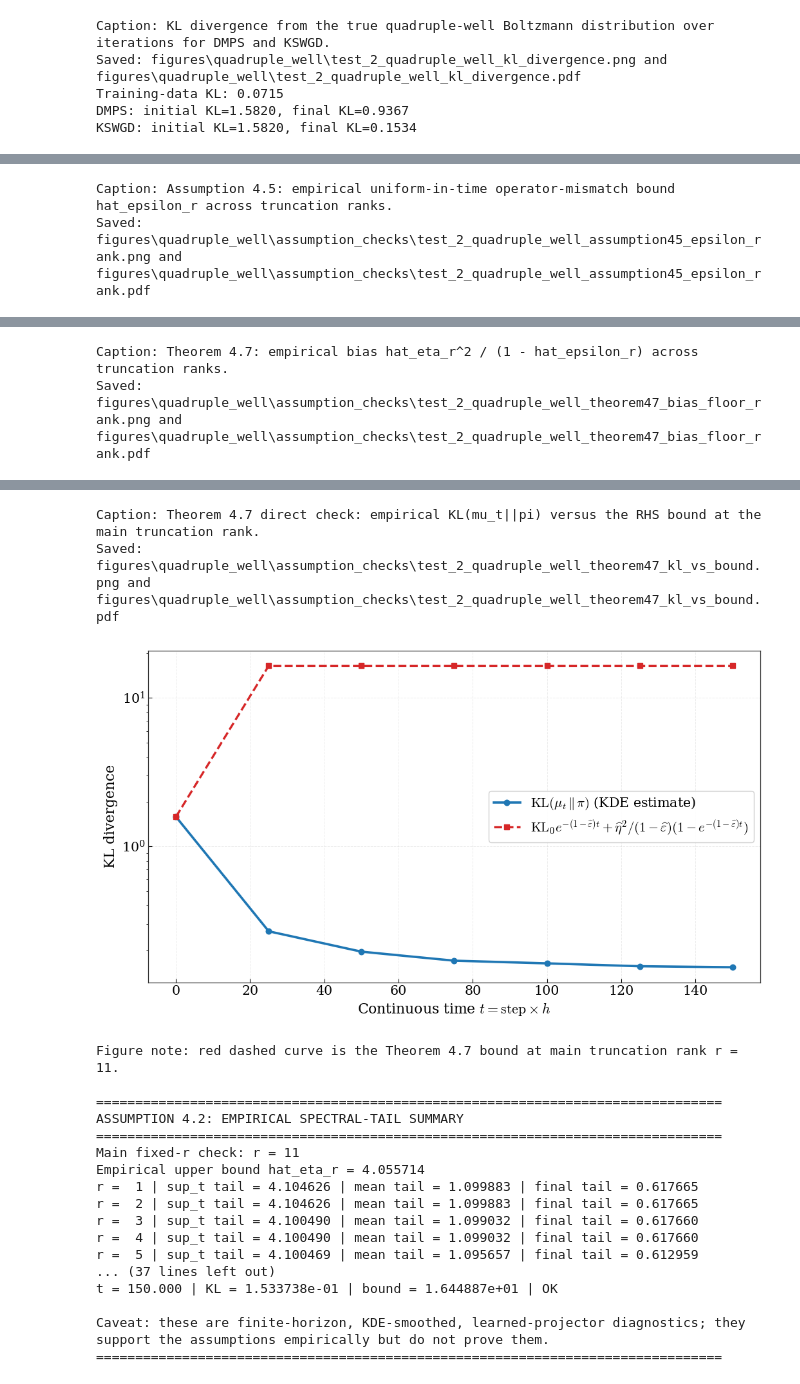
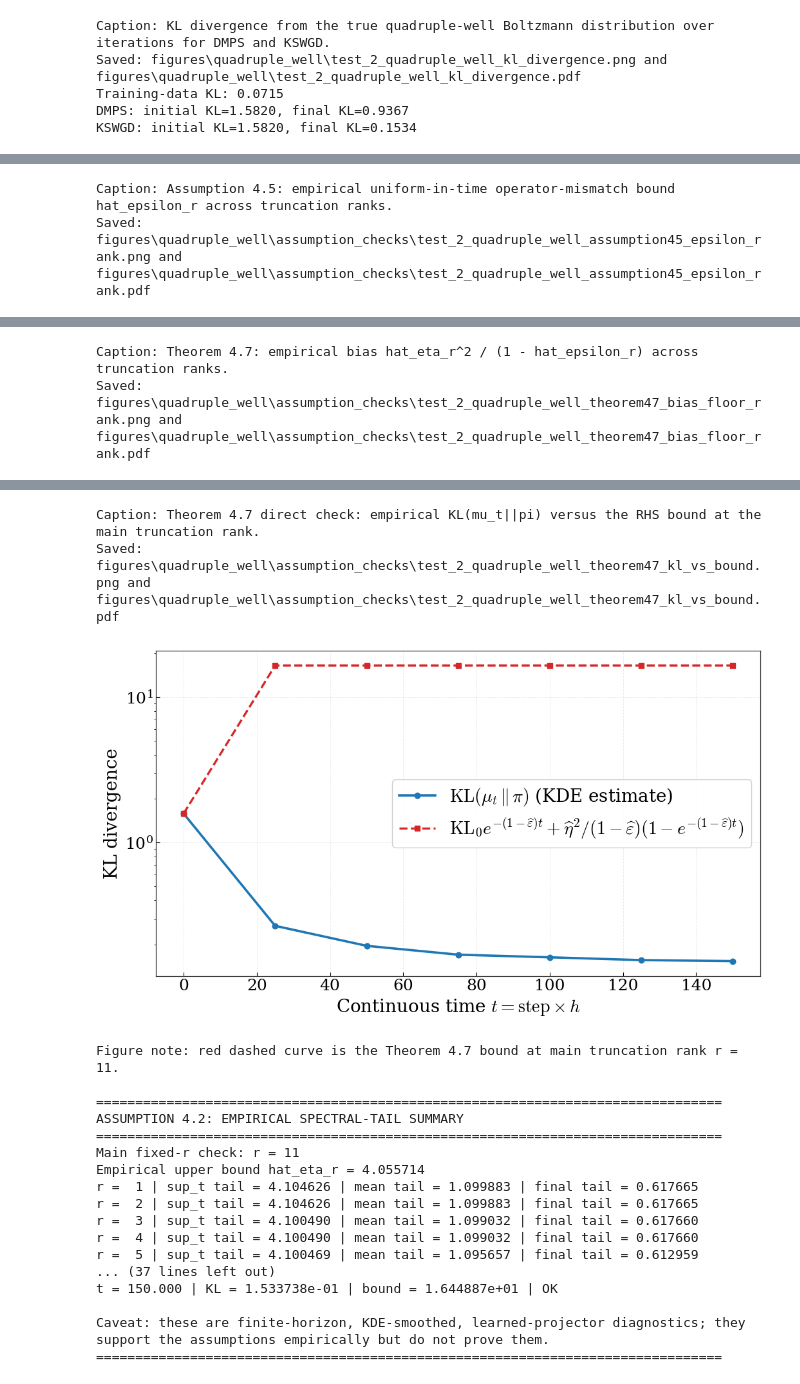
Before and after one commit to TalkingDoll/kswgd, a Jupyter notebook: test_2_quadruple_well.ipynb, the cells around one changed output, grey strips where cells are left out. Saved outputs shown, nothing was run; the diff lists cells and outputs as text; code cells hidden in the pictures.

```diff
--- a/test_2_quadruple_well.ipynb
+++ b/test_2_quadruple_well.ipynb
@@ -522,10 +522,12 @@ def _finish_assumption_axis(ax, xlabel, ylabel, *, yscale=None, legend_loc='best
     if yscale is not None:
         ax.set_yscale(yscale)
     ax.grid(True, alpha=0.24, linestyle='--', linewidth=0.7)
-    ax.tick_params(direction='in', length=4, width=0.8)
+    ax.tick_params(direction='in', length=4, width=0.8, labelsize=18)
+    ax.xaxis.label.set_size(20)
+    ax.yaxis.label.set_size(20)
     for spine in ax.spines.values():
         spine.set_linewidth(0.9)
-    ax.legend(loc=legend_loc, framealpha=0.92)
+    ax.legend(loc=legend_loc, framealpha=0.92, fontsize=20)
 
 
 def _set_rank_axis_ticks(ax, ranks):
@@ -590,7 +592,7 @@ ax.plot(
     markersize=6.2,
     label=r'$\widehat{\varepsilon}_r=\sup_t\widehat{\varepsilon}_r(t)$',
 )
-_finish_assumption_axis(ax, 'Truncation rank r', r'Bound $\widehat{\varepsilon}_r$', legend_loc='upper left')
+_finish_assumption_axis(ax, 'Truncation rank r', r'Bound $\widehat{\varepsilon}_r$', legend_loc='upper right')
 _set_rank_axis_ticks(ax, r_values_all)
 ax.set_ylim(1e-6, 9e-6)
 ax.ticklabel_format(axis='y', style='sci', scilimits=(-6, -6), useMathText=True)
@@ -720,6 +722,6 @@ Saved: figures\quadruple_well\assumption_checks\test_2_quadruple_well_theorem47_
 Caption: Theorem 4.7 direct check: empirical KL(mu_t||pi) versus the RHS bound at the main truncation rank.
 Saved: figures\quadruple_well\assumption_checks\test_2_quadruple_well_theorem47_kl_vs_bound.png and figures\quadruple_well\assumption_checks\test_2_quadruple_well_theorem47_kl_vs_bound.pdf
-[figure, old version]
+[figure, new version]
 Figure note: red dashed curve is the Theorem 4.7 bound at main truncation rank r = 11.
 
 ================================================================================
```
Also changed, not shown: parts of 1 cell of this notebook, 10 other files.
